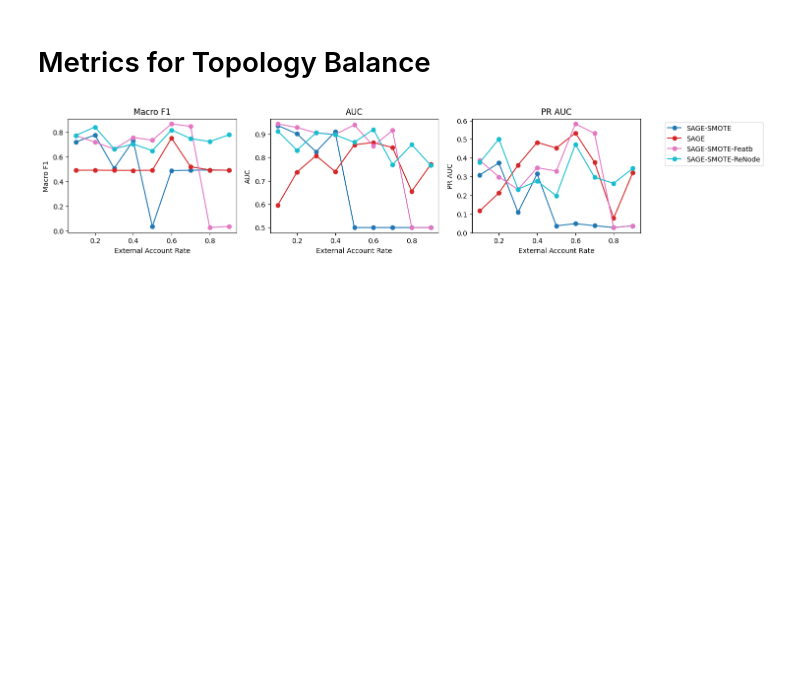
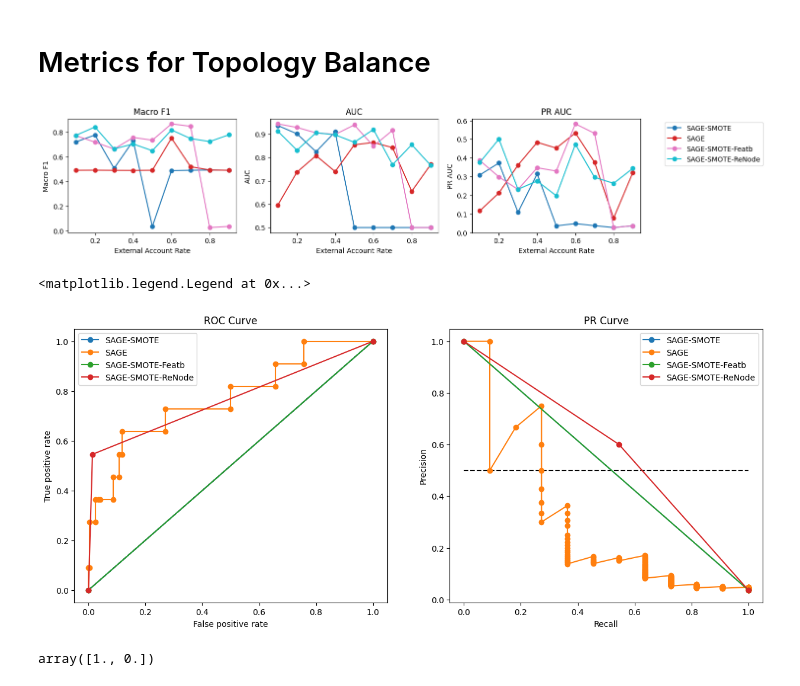
Before and after one commit to ZhuangDingyi/dynamic_gad, a Jupyter notebook: 2.Visualize_Topology_Imbalance.ipynb, the cells around one changed output. Drawn from its saved outputs; the diff is of its cells as text; code cells hidden in the pictures; blank space fills up the shorter version.

```diff
--- a/2.Visualize_Topology_Imbalance.ipynb
+++ b/2.Visualize_Topology_Imbalance.ipynb
@@ -684,3 +710,35 @@ for i, metric in enumerate(metrics):
         ax[i].legend(bbox_to_anchor=(1.75, 1), loc='upper right')
 # %% [output]
 [figure]
+# %%
+# Plot the ROC and PR-ROC curve of the four models in a specify external account rate
+ext_rate = 0.9
+fig, ax = plt.subplots(1, 2, figsize=(15, 6))
+# ROC curve
+ax[0].plot([0, 1], [0, 1], 'k--')
+ax[0].plot(smote_metrics[ext_rate]['fpr'], smote_metrics[ext_rate]['tpr'], label='SAGE-SMOTE',marker='o')
+ax[0].plot(origin_metrics[ext_rate]['fpr'], origin_metrics[ext_rate]['tpr'], label='SAGE',marker='o')
+ax[0].plot(featb_metrics[ext_rate]['fpr'], featb_metrics[ext_rate]['tpr'], label='SAGE-SMOTE-Featb',marker='o')
+ax[0].plot(topob_metrics[ext_rate]['fpr'], topob_metrics[ext_rate]['tpr'], label='SAGE-SMOTE-ReNode',marker='o')
+ax[0].set_xlabel('False positive rate')
+ax[0].set_ylabel('True positive rate')
+ax[0].set_title('ROC Curve')
+ax[0].legend()
+
+# PR-ROC curve
+ax[1].plot([0, 1], [0.5, 0.5], 'k--')
+ax[1].plot(smote_metrics[ext_rate]['recall'], smote_metrics[ext_rate]['precision'], label='SAGE-SMOTE',marker='o')
+ax[1].plot(origin_metrics[ext_rate]['recall'], origin_metrics[ext_rate]['precision'], label='SAGE',marker='o')
+ax[1].plot(featb_metrics[ext_rate]['recall'], featb_metrics[ext_rate]['precision'], label='SAGE-SMOTE-Featb',marker='o')
+ax[1].plot(topob_metrics[ext_rate]['recall'], topob_metrics[ext_rate]['precision'], label='SAGE-SMOTE-ReNode',marker='o')
+ax[1].set_xlabel('Recall')
+ax[1].set_ylabel('Precision')
+ax[1].set_title('PR Curve')
+ax[1].legend()
+# %% [output]
+<matplotlib.legend.Legend at 0x...>
+[figure, added]
+# %%
+smote_metrics[ext_rate]['recall']
+# %% [output]
+array([1., 0.])
```
Also changed, not shown: parts of 1 cell of this notebook.
